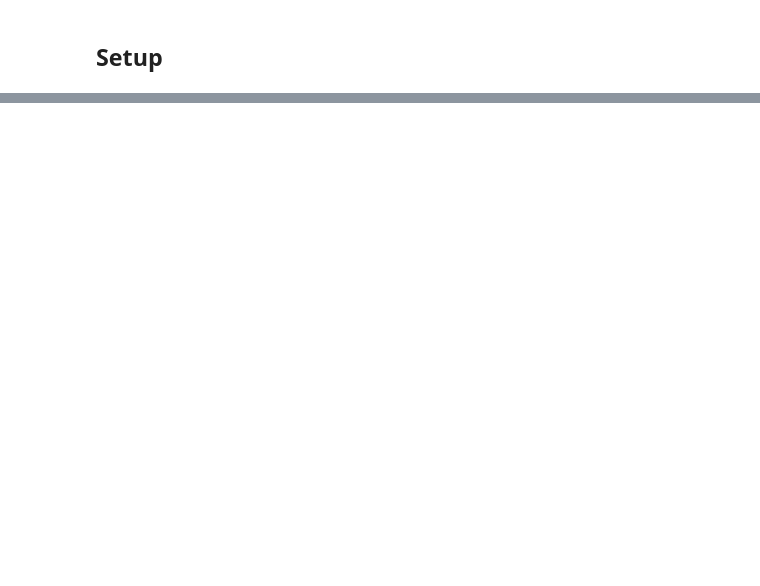
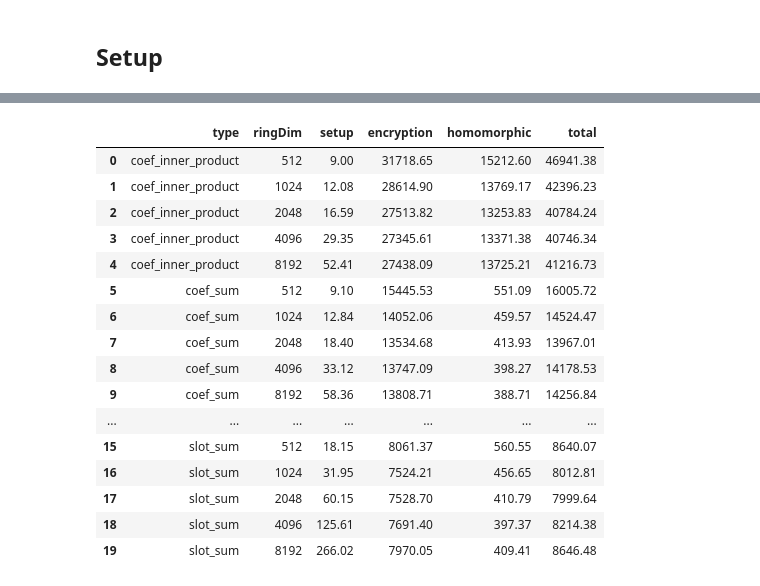
Before and after one commit to BernardoRamalho/HE_Optimization, a Jupyter notebook: Outcomes/Notebooks/ringDimAnalysis.ipynb, the cells around one changed output, grey strips where cells are left out. Drawn from its saved outputs; the diff is of its cells as text; code cells hidden in the pictures; blank space fills up the shorter version.

```diff
--- a/Outcomes/Notebooks/ringDimAnalysis.ipynb
+++ b/Outcomes/Notebooks/ringDimAnalysis.ipynb
@@ -189,6 +238,26 @@ n1000x8192_mean_df.loc[n1000x8192_mean_df['type'] == 'n1000x8192-slot-sum', 'typ
 
 n1000x8192_sum_df = n1000x8192_mean_df[n1000x8192_mean_df['type'].str.contains('sum')]
 n1000x8192_inner_df = n1000x8192_mean_df[n1000x8192_mean_df['type'].str.contains('inner')]
+# %%
+n1000x8192_mean_df
+# %% [output]
+|  | type | ringDim | setup | encryption | homomorphic | total |
+| 0 | coef_inner_product | 512 | 9.00 | 31718.65 | 15212.60 | 46941.38 |
+| 1 | coef_inner_product | 1024 | 12.08 | 28614.90 | 13769.17 | 42396.23 |
+| 2 | coef_inner_product | 2048 | 16.59 | 27513.82 | 13253.83 | 40784.24 |
+| 3 | coef_inner_product | 4096 | 29.35 | 27345.61 | 13371.38 | 40746.34 |
+| 4 | coef_inner_product | 8192 | 52.41 | 27438.09 | 13725.21 | 41216.73 |
+| 5 | coef_sum | 512 | 9.10 | 15445.53 | 551.09 | 16005.72 |
+| 6 | coef_sum | 1024 | 12.84 | 14052.06 | 459.57 | 14524.47 |
+| 7 | coef_sum | 2048 | 18.40 | 13534.68 | 413.93 | 13967.01 |
+| 8 | coef_sum | 4096 | 33.12 | 13747.09 | 398.27 | 14178.53 |
+| 9 | coef_sum | 8192 | 58.36 | 13808.71 | 388.71 | 14256.84 |
+| ... | ... | ... | ... | ... | ... | ... |
+| 15 | slot_sum | 512 | 18.15 | 8061.37 | 560.55 | 8640.07 |
+| 16 | slot_sum | 1024 | 31.95 | 7524.21 | 456.65 | 8012.81 |
+| 17 | slot_sum | 2048 | 60.15 | 7528.70 | 410.79 | 7999.64 |
+| 18 | slot_sum | 4096 | 125.61 | 7691.40 | 397.37 | 8214.38 |
+| 19 | slot_sum | 8192 | 266.02 | 7970.05 | 409.41 | 8646.48 |
 # %%
 # Plot Graphs for 16 elements
 # Total time Sum Graph
```
Also changed, not shown: parts of 8 cells of this notebook, 9 other files.
